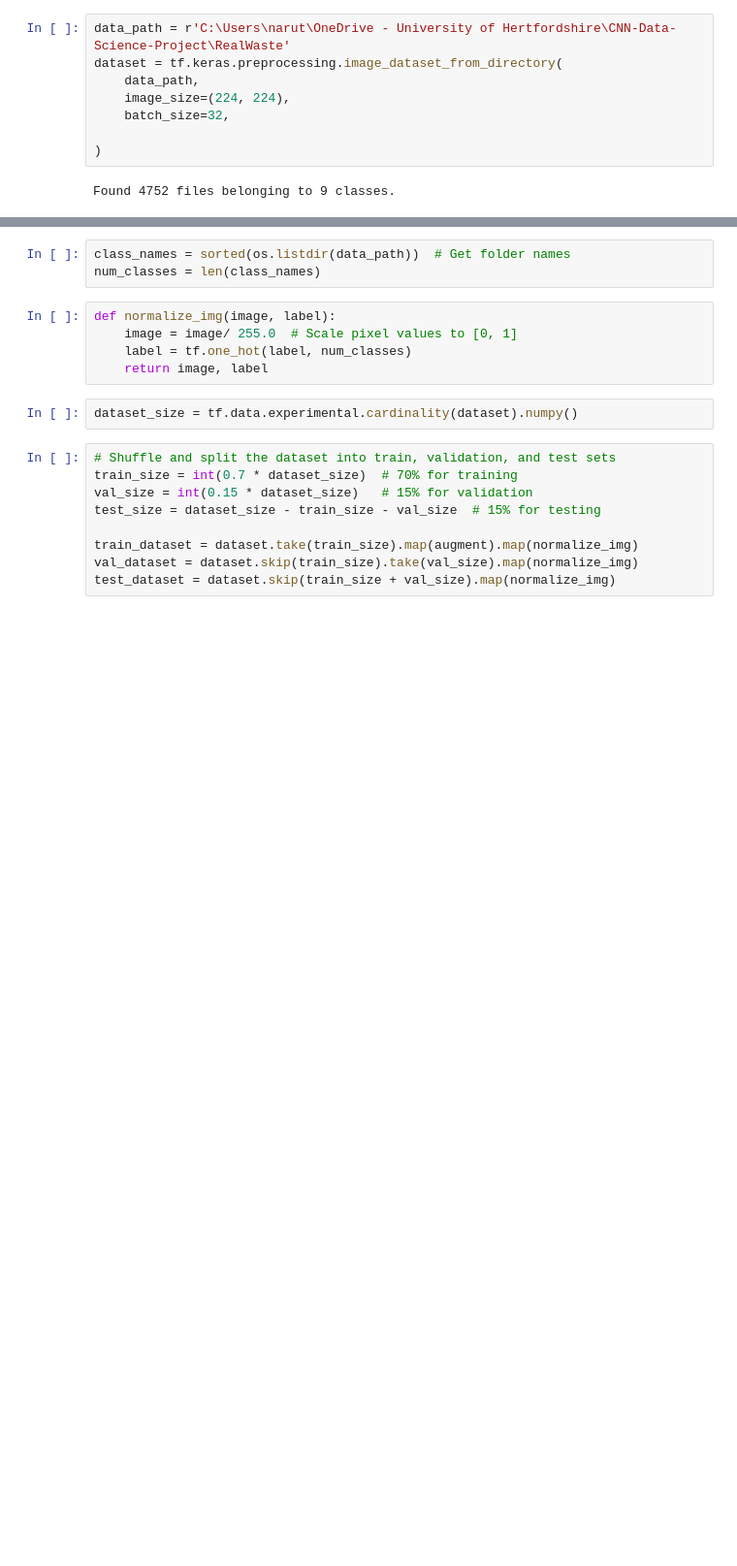
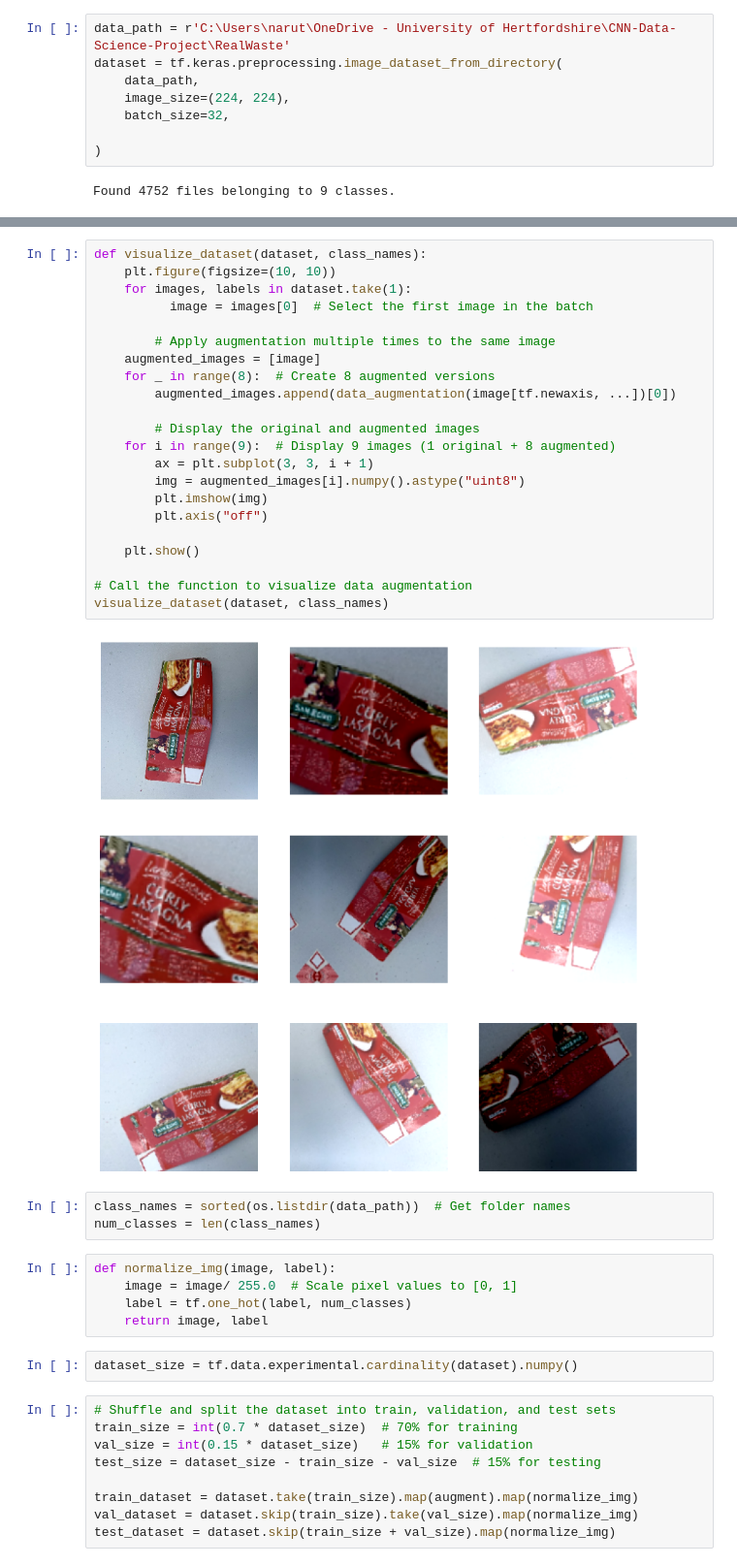
Before and after one commit to Anagha235/CNN-Data-Science-Project, a Jupyter notebook: CNN.ipynb, the cells around one changed output, grey strips where cells are left out. Shown at 97% size. Saved outputs shown, nothing was run; the diff lists cells and outputs as text; blank space fills up the shorter version.

```diff
--- a/CNN.ipynb
+++ b/CNN.ipynb
@@ -32,3 +36,27 @@ def augment(image, label):
+# %%
+def visualize_dataset(dataset, class_names):
+    plt.figure(figsize=(10, 10))
+    for images, labels in dataset.take(1):
+          image = images[0]  # Select the first image in the batch
+
+        # Apply augmentation multiple times to the same image
+    augmented_images = [image]
+    for _ in range(8):  # Create 8 augmented versions
+        augmented_images.append(data_augmentation(image[tf.newaxis, ...])[0])
+
+        # Display the original and augmented images
+    for i in range(9):  # Display 9 images (1 original + 8 augmented)
+        ax = plt.subplot(3, 3, i + 1)
+        img = augmented_images[i].numpy().astype("uint8")
+        plt.imshow(img)
+        plt.axis("off")
+
+    plt.show()
+
+# Call the function to visualize data augmentation
+visualize_dataset(dataset, class_names)
+# %% [output]
+[figure, added]
 # %%
 class_names = sorted(os.listdir(data_path))  # Get folder names
 num_classes = len(class_names)
```
Also changed, not shown: parts of 6 cells of this notebook.
